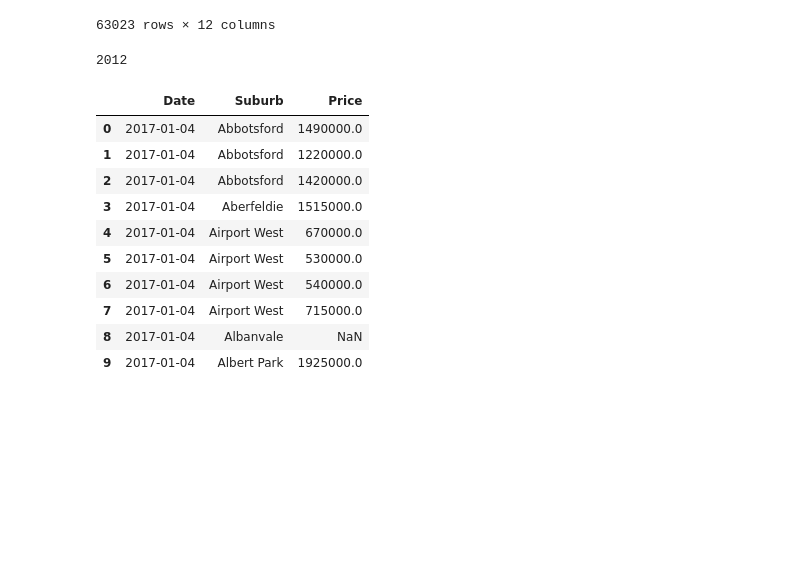
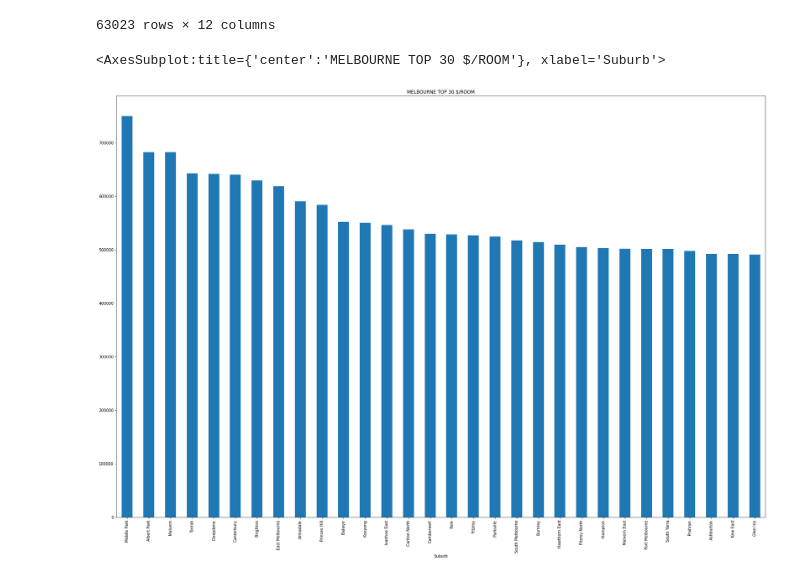
Before and after one commit to LaachH/Group-project-3, a Jupyter notebook: Untitled.ipynb, the cells around one changed output. Drawn from its saved outputs; the diff is of its cells as text; code cells hidden in the pictures; blank space fills up the shorter version.

```diff
--- a/Untitled.ipynb
+++ b/Untitled.ipynb
@@ -38,24 +38,15 @@ melb_stats2
 | 2018-03-31 | Williams Landing | 1 Diadem Wy | 4 | h | NaN | SP | Aussie | 3027 | Western Metropolitan | 1999 | ... |
 63023 rows × 12 columns
 # %%
-dt = datetime.datetime(2012, 1, 1,0,0)
-dt.year
+# Create the sunburst chart
-# %% [output]
-2012
 # %%
 # Create a new DataFrame with the mean house values by neighbourhood per year
-df_average_value = melb_stats2[["Suburb", "Price"]]
-df_average_value = df_average_value.reset_index()
-df_average_value.head(10)
+
+df_average_value = melb_stats2.groupby("Suburb").mean().sort_values("Price", ascending=False)
+df_average_value["Price per room"] = df_average_value["Price"]/df_average_value["Rooms"]
+df_average_value = df_average_value.sort_values("Price per room", ascending=False).head(30)
-# %% [output]
-|  | Date | Suburb | Price |
-| 0 | 2017-01-04 | Abbotsford | 1490000.0 |
-| 1 | 2017-01-04 | Abbotsford | 1220000.0 |
-| 2 | 2017-01-04 | Abbotsford | 1420000.0 |
-| 3 | 2017-01-04 | Aberfeldie | 1515000.0 |
-| 4 | 2017-01-04 | Airport West | 670000.0 |
-| 5 | 2017-01-04 | Airport West | 530000.0 |
-| 6 | 2017-01-04 | Airport West | 540000.0 |
-| 7 | 2017-01-04 | Airport West | 715000.0 |
-| 8 | 2017-01-04 | Albanvale | NaN |
-| 9 | 2017-01-04 | Albert Park | 1925000.0 |
+# %%
+df_average_value["Price per room"].plot(kind="bar", figsize = (30,20), title = "MELBOURNE TOP 30 $/ROOM")
+# %% [output]
+<AxesSubplot:title={'center':'MELBOURNE TOP 30 $/ROOM'}, xlabel='Suburb'>
+[figure, added]
```
Also changed, not shown: parts of 6 cells of this notebook.
